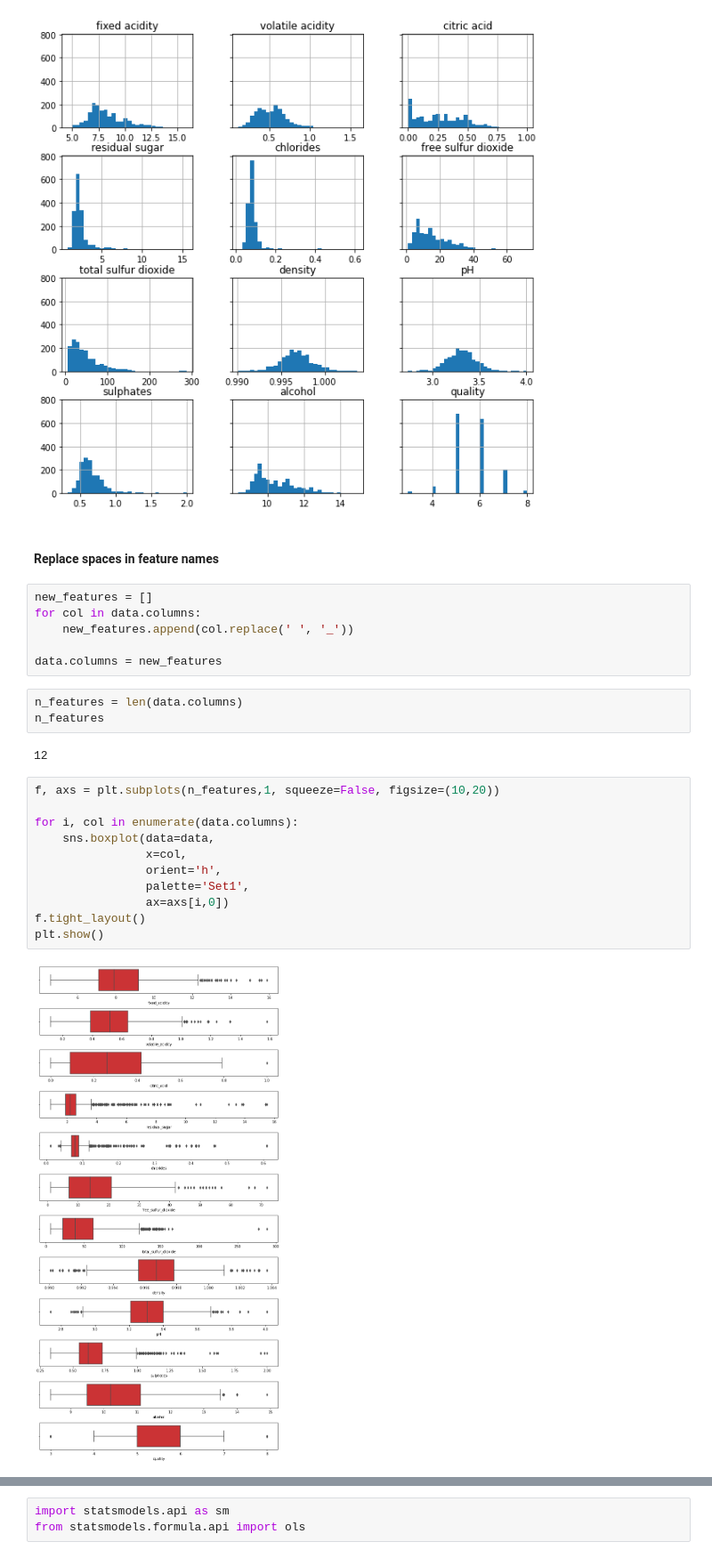
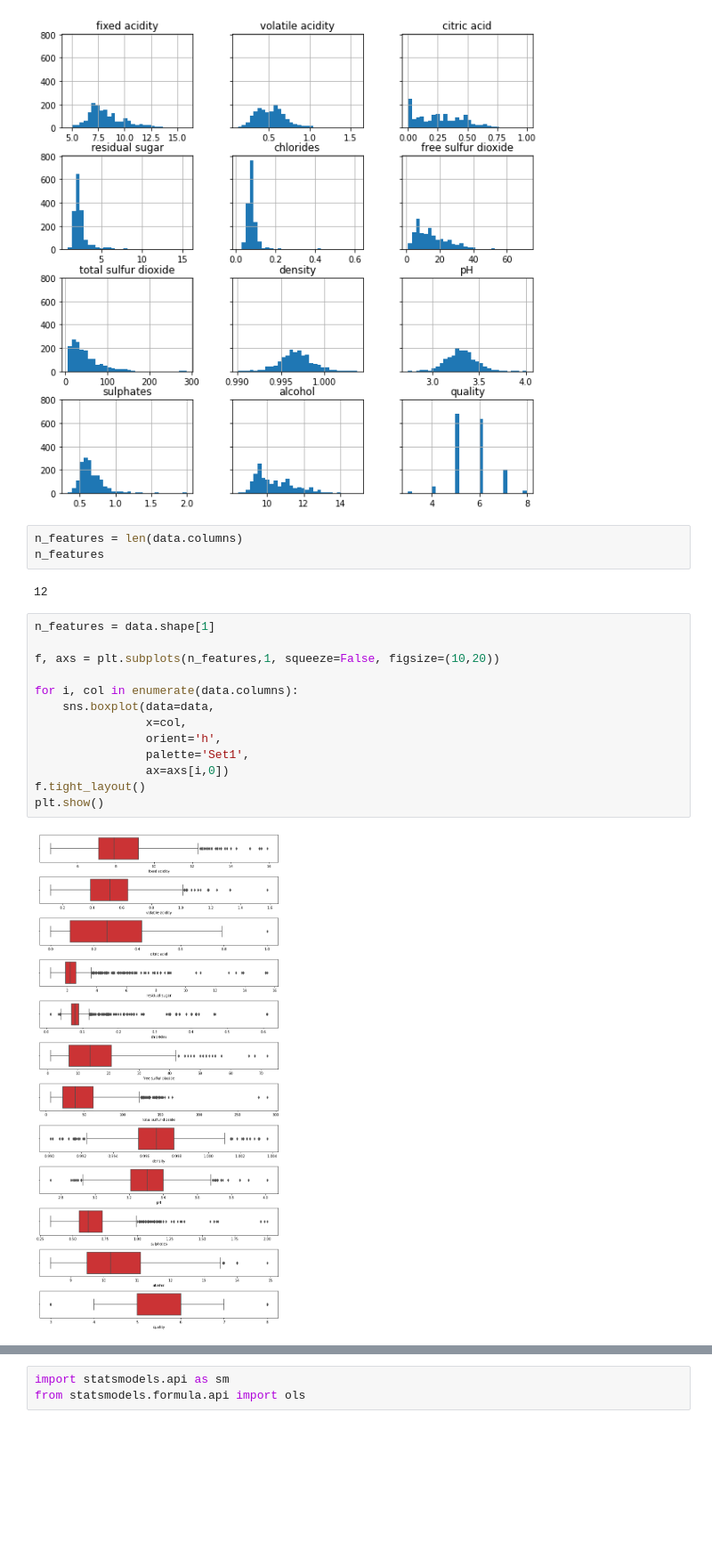
Before and after one commit to ollin23/DSC611, a Jupyter notebook: week2/Week 2.ipynb, the cells around one changed output, grey strips where cells are left out. Shown at 89% size. Cells and saved outputs as stored; diff of their text form; blank space fills up the shorter version.

```diff
--- a/week2/Week 2.ipynb
+++ b/week2/Week 2.ipynb
@@ -88,32 +88,26 @@ display(data.describe())
 hist = data.hist(bins=30, sharey=True, figsize=(10, 10))
 # %% [output]
 [figure]
-# %% [markdown]
-#### Replace spaces in feature names
-# %%
-new_features = []
-for col in data.columns:
-    new_features.append(col.replace(' ', '_'))
-
-data.columns = new_features
 # %%
 n_features = len(data.columns)
 n_features
 # %% [output]
 12
 # %%
+n_features = data.shape[1]
+
 f, axs = plt.subplots(n_features,1, squeeze=False, figsize=(10,20))
 
 for i, col in enumerate(data.columns):
     sns.boxplot(data=data,
                 x=col,
                 orient='h',
                 palette='Set1',
                 ax=axs[i,0])
 f.tight_layout()
 plt.show()
 # %% [output]
-[figure, old version]
+[figure, new version]
 # %%
 data.corr()
 # %% [output]
```
Also changed, not shown: parts of 52 cells of this notebook, 5 other files.
